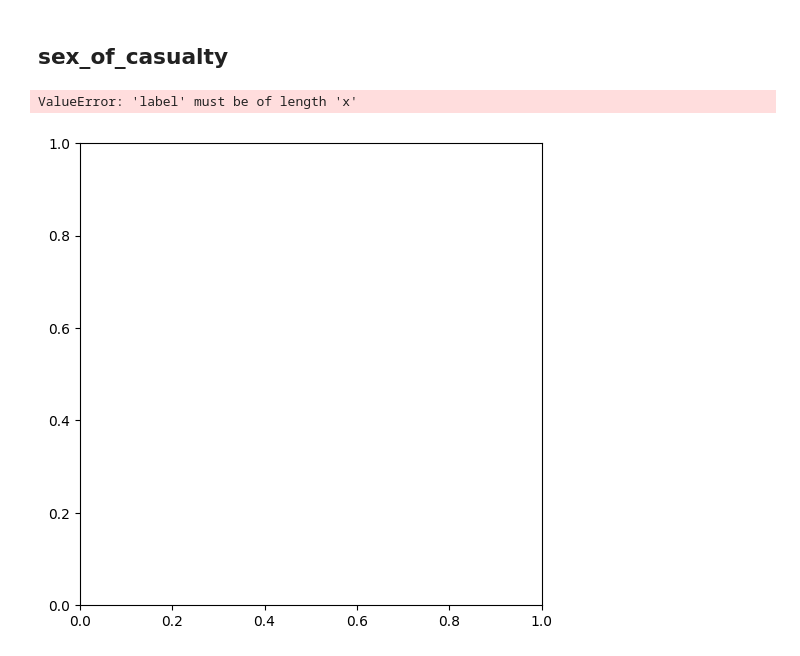
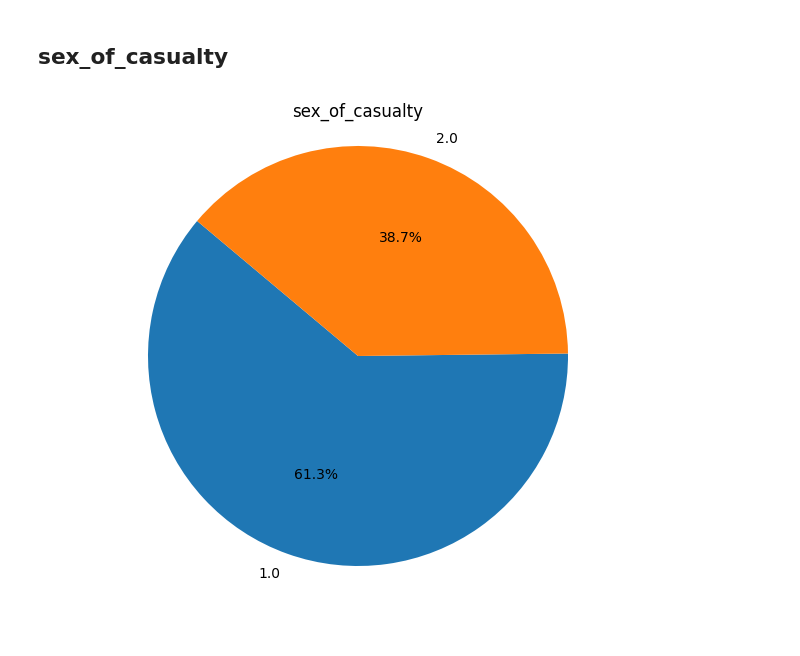
Before and after one commit to ali78efi/accidents_data_analyzing, a Jupyter notebook: accident_analys.ipynb, the cells around one changed output. Cells and saved outputs as stored; diff of their text form; code cells hidden in the pictures; blank space fills up the shorter version.

Commit message:
casualty_severity analyzed

```diff
--- a/accident_analys.ipynb
+++ b/accident_analys.ipynb
@@ -503,14 +503,13 @@ sns.histplot(data.age_band_of_casualty)
 # %%
 # Count the occurrences of each sex_of_casualty
 sex_of_casualty_counts = df['sex_of_casualty'].value_counts()
 
 # Plotting the pie chart
 plt.figure(figsize=(8, 6))
-plt.pie(sex_of_casualty_counts, labels=casualty_reference_counts.index, autopct='%1.1f%%', startangle=140)
+plt.pie(sex_of_casualty_counts, labels=sex_of_casualty_counts.index, autopct='%1.1f%%', startangle=140)
 plt.title('sex_of_casualty')
 plt.axis('equal')
 # Equal aspect ratio ensures that pie is drawn as a circle.
 plt.show()
 # %% [output]
-ValueError: 'label' must be of length 'x'
-[figure, old version]
+[figure, new version]
```
Also changed, not shown: parts of 2 cells of this notebook.
